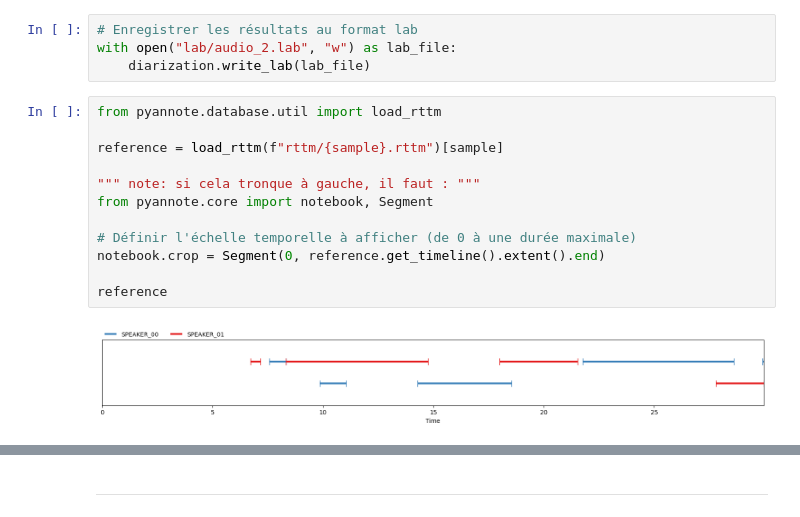
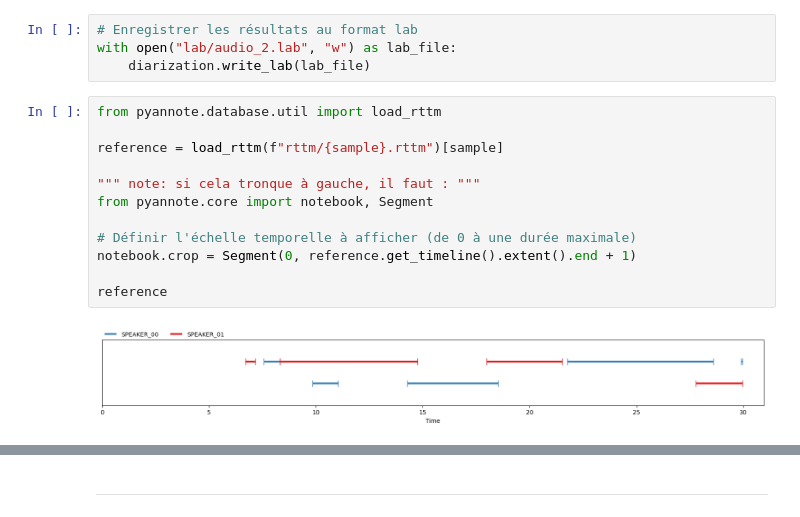
Before and after one commit to ktzkvin/transcribe-meeting, a Jupyter notebook: pyannote-training.ipynb, the cells around one changed output, grey strips where cells are left out. Saved outputs shown, nothing was run; the diff lists cells and outputs as text.

```diff
--- a/pyannote-training.ipynb
+++ b/pyannote-training.ipynb
@@ -66,17 +66,17 @@ with open("lab/audio_2.lab", "w") as lab_file:
 # %%
 from pyannote.database.util import load_rttm
 
 reference = load_rttm(f"rttm/{sample}.rttm")[sample]
 
 """ note: si cela tronque à gauche, il faut : """
 from pyannote.core import notebook, Segment
 
 # Définir l'échelle temporelle à afficher (de 0 à une durée maximale)
-notebook.crop = Segment(0, reference.get_timeline().extent().end)
+notebook.crop = Segment(0, reference.get_timeline().extent().end + 1)
 
 reference
 # %% [output]
-[figure, old version]
+[figure, new version]
 # %%
 from pyannote.database.util import load_lab
 
```
Also changed, not shown: parts of 6 cells of this notebook, 7 other files.
